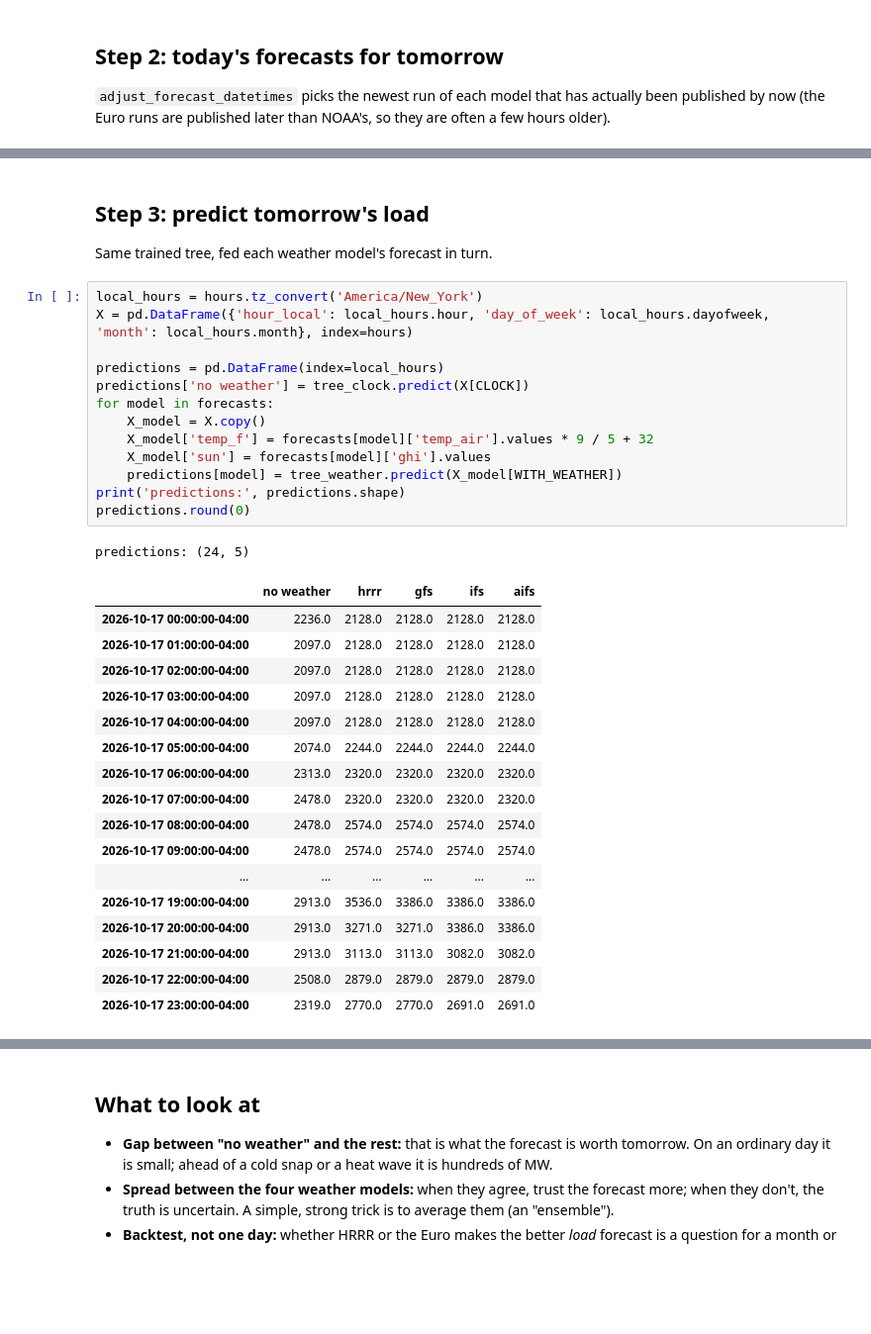
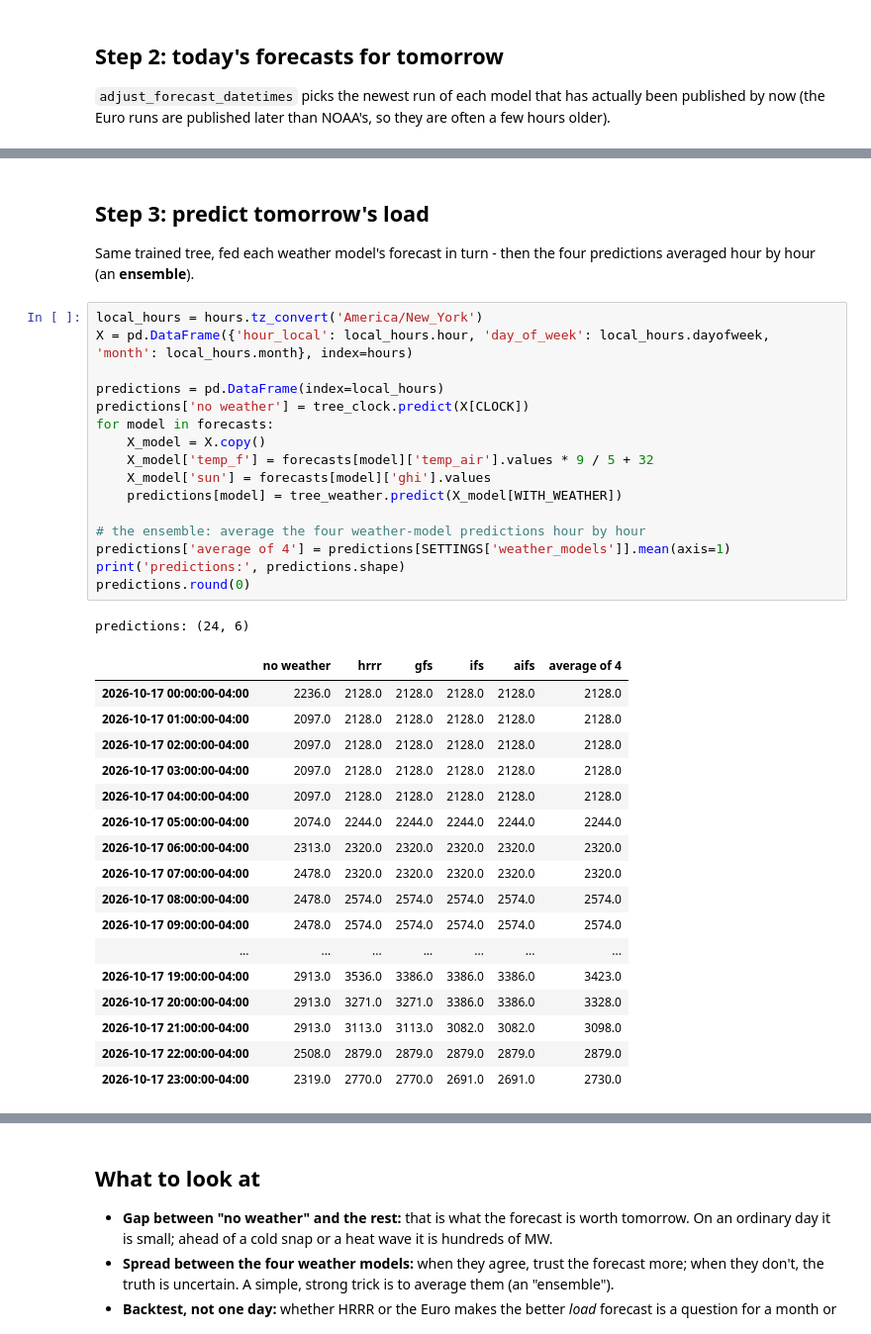
Before and after one commit to drdave-teaching/energy-forecasting, a Jupyter notebook: explorations/tomorrow_demand_demo.ipynb, the cells around one changed output, grey strips where cells are left out. Shown at 99% size. Saved outputs shown, nothing was run; the diff lists cells and outputs as text; blank space fills up the shorter version.

```diff
--- a/explorations/tomorrow_demand_demo.ipynb
+++ b/explorations/tomorrow_demand_demo.ipynb
@@ -157,38 +157,41 @@ tomorrow's forecast temperature at Bradley (°F):
 # %% [markdown]
 ## Step 3: predict tomorrow's load
-Same trained tree, fed each weather model's forecast in turn.
+Same trained tree, fed each weather model's forecast in turn - then the four predictions averaged hour by hour (an **ensemble**).
 # %%
 local_hours = hours.tz_convert('America/New_York')
 X = pd.DataFrame({'hour_local': local_hours.hour, 'day_of_week': local_hours.dayofweek, 'month': local_hours.month}, index=hours)
 
 predictions = pd.DataFrame(index=local_hours)
 predictions['no weather'] = tree_clock.predict(X[CLOCK])
 for model in forecasts:
     X_model = X.copy()
     X_model['temp_f'] = forecasts[model]['temp_air'].values * 9 / 5 + 32
     X_model['sun'] = forecasts[model]['ghi'].values
     predictions[model] = tree_weather.predict(X_model[WITH_WEATHER])
+
+# the ensemble: average the four weather-model predictions hour by hour
+predictions['average of 4'] = predictions[SETTINGS['weather_models']].mean(axis=1)
 print('predictions:', predictions.shape)
 predictions.round(0)
 # %% [output]
-predictions: (24, 5)
+predictions: (24, 6)
-|  | no weather | hrrr | gfs | ifs | aifs |
-| 2026-10-17 00:00:00-04:00 | 2236.0 | 2128.0 | 2128.0 | 2128.0 | 2128.0 |
-| 2026-10-17 01:00:00-04:00 | 2097.0 | 2128.0 | 2128.0 | 2128.0 | 2128.0 |
-| 2026-10-17 02:00:00-04:00 | 2097.0 | 2128.0 | 2128.0 | 2128.0 | 2128.0 |
-| 2026-10-17 03:00:00-04:00 | 2097.0 | 2128.0 | 2128.0 | 2128.0 | 2128.0 |
-| 2026-10-17 04:00:00-04:00 | 2097.0 | 2128.0 | 2128.0 | 2128.0 | 2128.0 |
-| 2026-10-17 05:00:00-04:00 | 2074.0 | 2244.0 | 2244.0 | 2244.0 | 2244.0 |
-| 2026-10-17 06:00:00-04:00 | 2313.0 | 2320.0 | 2320.0 | 2320.0 | 2320.0 |
-| 2026-10-17 07:00:00-04:00 | 2478.0 | 2320.0 | 2320.0 | 2320.0 | 2320.0 |
-| 2026-10-17 08:00:00-04:00 | 2478.0 | 2574.0 | 2574.0 | 2574.0 | 2574.0 |
-| 2026-10-17 09:00:00-04:00 | 2478.0 | 2574.0 | 2574.0 | 2574.0 | 2574.0 |
-| ... | ... | ... | ... | ... | ... |
-| 2026-10-17 19:00:00-04:00 | 2913.0 | 3536.0 | 3386.0 | 3386.0 | 3386.0 |
-| 2026-10-17 20:00:00-04:00 | 2913.0 | 3271.0 | 3271.0 | 3386.0 | 3386.0 |
-| 2026-10-17 21:00:00-04:00 | 2913.0 | 3113.0 | 3113.0 | 3082.0 | 3082.0 |
-| 2026-10-17 22:00:00-04:00 | 2508.0 | 2879.0 | 2879.0 | 2879.0 | 2879.0 |
-| 2026-10-17 23:00:00-04:00 | 2319.0 | 2770.0 | 2770.0 | 2691.0 | 2691.0 |
+|  | no weather | hrrr | gfs | ifs | aifs | average of 4 |
+| 2026-10-17 00:00:00-04:00 | 2236.0 | 2128.0 | 2128.0 | 2128.0 | 2128.0 | 2128.0 |
+| 2026-10-17 01:00:00-04:00 | 2097.0 | 2128.0 | 2128.0 | 2128.0 | 2128.0 | 2128.0 |
+| 2026-10-17 02:00:00-04:00 | 2097.0 | 2128.0 | 2128.0 | 2128.0 | 2128.0 | 2128.0 |
+| 2026-10-17 03:00:00-04:00 | 2097.0 | 2128.0 | 2128.0 | 2128.0 | 2128.0 | 2128.0 |
+| 2026-10-17 04:00:00-04:00 | 2097.0 | 2128.0 | 2128.0 | 2128.0 | 2128.0 | 2128.0 |
+| 2026-10-17 05:00:00-04:00 | 2074.0 | 2244.0 | 2244.0 | 2244.0 | 2244.0 | 2244.0 |
+| 2026-10-17 06:00:00-04:00 | 2313.0 | 2320.0 | 2320.0 | 2320.0 | 2320.0 | 2320.0 |
+| 2026-10-17 07:00:00-04:00 | 2478.0 | 2320.0 | 2320.0 | 2320.0 | 2320.0 | 2320.0 |
+| 2026-10-17 08:00:00-04:00 | 2478.0 | 2574.0 | 2574.0 | 2574.0 | 2574.0 | 2574.0 |
+| 2026-10-17 09:00:00-04:00 | 2478.0 | 2574.0 | 2574.0 | 2574.0 | 2574.0 | 2574.0 |
+| ... | ... | ... | ... | ... | ... | ... |
+| 2026-10-17 19:00:00-04:00 | 2913.0 | 3536.0 | 3386.0 | 3386.0 | 3386.0 | 3423.0 |
+| 2026-10-17 20:00:00-04:00 | 2913.0 | 3271.0 | 3271.0 | 3386.0 | 3386.0 | 3328.0 |
+| 2026-10-17 21:00:00-04:00 | 2913.0 | 3113.0 | 3113.0 | 3082.0 | 3082.0 | 3098.0 |
+| 2026-10-17 22:00:00-04:00 | 2508.0 | 2879.0 | 2879.0 | 2879.0 | 2879.0 | 2879.0 |
+| 2026-10-17 23:00:00-04:00 | 2319.0 | 2770.0 | 2770.0 | 2691.0 | 2691.0 | 2730.0 |
 # %%
 summary = pd.DataFrame({'peak (MW)': predictions.max(), 'peak hour': predictions.idxmax().dt.strftime('%I %p'),
                         'whole day (MWh)': predictions.sum()})
```
Also changed, not shown: parts of 4 cells of this notebook.
